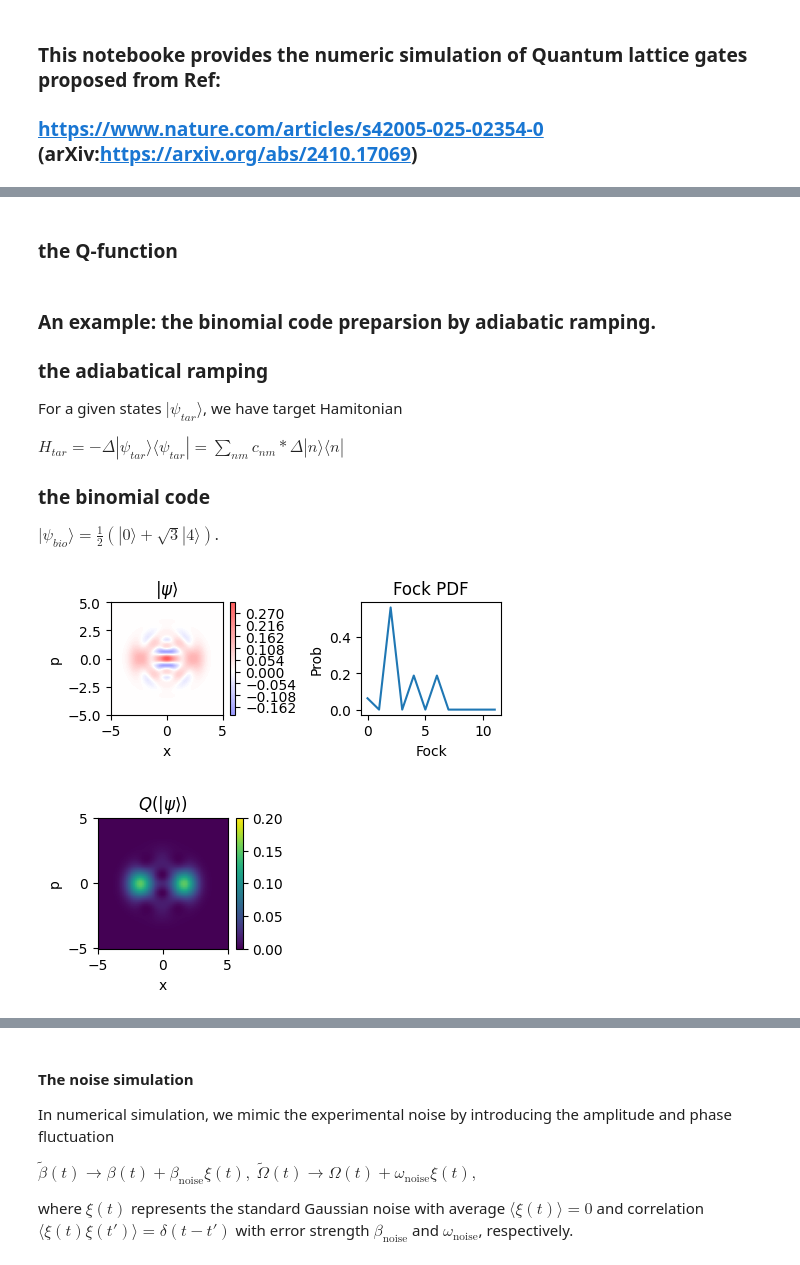
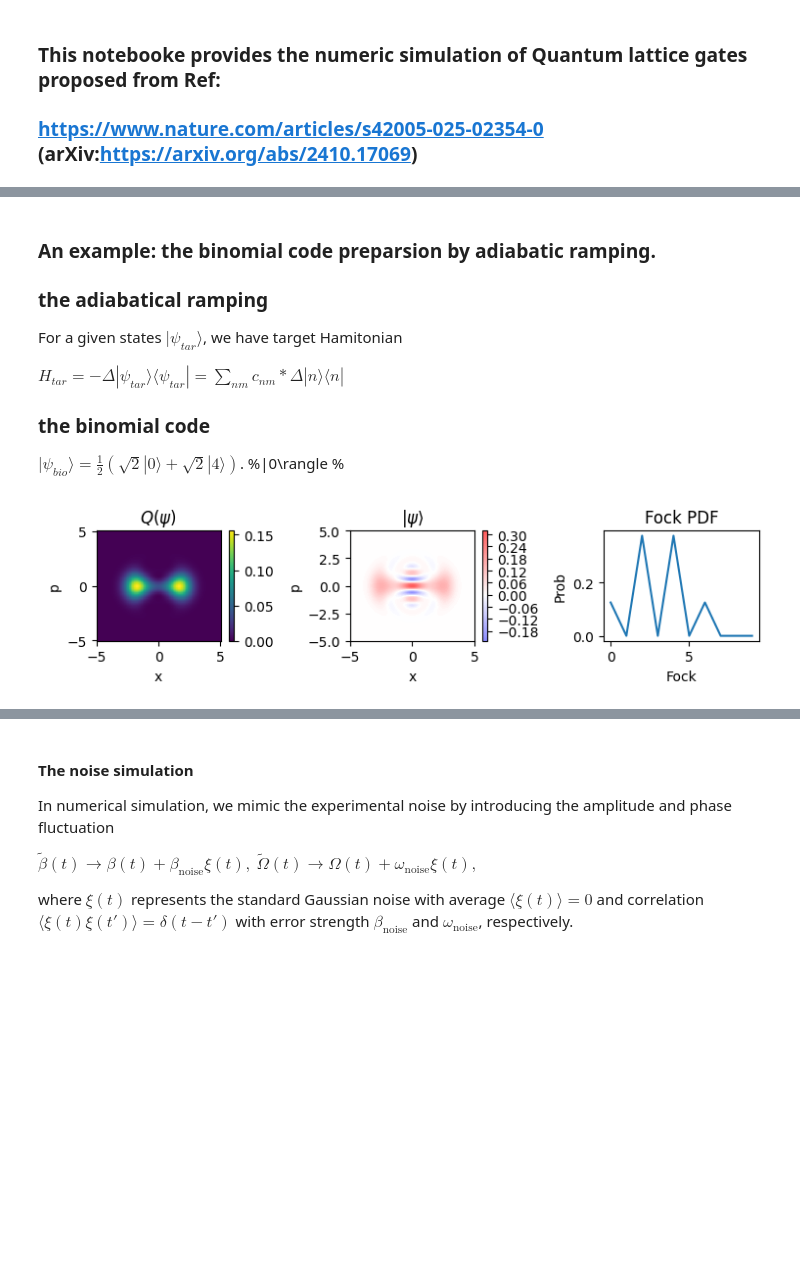
Before and after one commit to huangtangy/QLG, a Jupyter notebook: main_QLG_adiabatic.ipynb, the cells around one changed output, grey strips where cells are left out. Drawn from its saved outputs; the diff is of its cells as text; code cells hidden in the pictures; blank space fills up the shorter version.

```diff
--- a/main_QLG_adiabatic.ipynb
+++ b/main_QLG_adiabatic.ipynb
@@ -165,5 +223,3 @@ def get_cnm(N,H):
                 cnm_list.append([cnm,n,m])
                 indexlist.append([n,m])
     return Hnm,cnm_list,indexlist
-# %% [markdown]
-### the Q-function
@@ -260,41 +235,39 @@ $H_{tar}=-\Delta|\psi_{tar}\rangle\langle\psi_{tar}|=\sum_{nm}c_{nm}*\Delta|n\ra
 
 
 ### the binomial code
-$|\psi_{bio}\rangle = \frac{1}{2}(|0\rangle+\sqrt{3}|4\rangle)$.
+$|\psi_{bio}\rangle = \frac{1}{2}(\sqrt{2}|0\rangle+\sqrt{2}|4\rangle)$. %|0\rangle %
 # %%
 global lamd,alpha,Np,klist,omega0,Dtau,tf,dk, H0,amp
-lamd,alpha,Np= 0.25,1.537786,12## sweet spots: 1.537786，2.34474，2.93928，3.43234
+lamd,alpha,Np= 0.25,1.537786,10## sweet spots: 1.537786，2.34474，2.93928，3.43234
 omega0 = 1
 Dtau= 2 * np.pi / omega0 #2.344#
 ki,kf,Nk = 10**(-5),20,20
 klist = np.linspace(0, kf, Nk+1)+ ki
 dk = klist[1] - klist[0]
 H0  = lamd* omega0 * (num(Np) + 0.5)
 amp = 0.02
 
 ## for a superposition of bionomal code
 psi_bio0,psi_bio1 = binomial_codes(Np)
-psi_tar =  0.5*(psi_bio0+np.sqrt(3)*psi_bio1)#psi_bio0#
+psi_tar =  0.5*(np.sqrt(2)*psi_bio0+np.sqrt(2)*psi_bio1)#0.5*(psi_bio0+np.sqrt(3)*psi_bio1)#psi_bio0#
 
 plot_winger_2mod(psi_tar,xvec = np.linspace(-5, 5, 200))
-plot_Q_function(psi_tar.full(),xvec = (-5, 5))
 
 
 Delta = 1
 H_tar= -Delta*psi_tar*psi_tar.dag()
 _,cnm_list,indices_c =  get_cnm(Np,H_tar)
 # Periods = 2000
 # tf = Periods * Dtau
 # Nt =100
 # tlist_finalT = np.linspace(0,tf, Periods*Nt+1)
 # dt = tlist_finalT[1]-tlist_finalT[0]
 
 detun =( 1-omega0 / (1 + np.pi * 10 **(-3)))*1
 betaf = 1/40
 # betaf = 1/40
 # %% [output]
-[figure, old version]
+[figure, new version]
-[figure, removed]
 # %%
 
 
```
Also changed, not shown: parts of 6 cells of this notebook.
